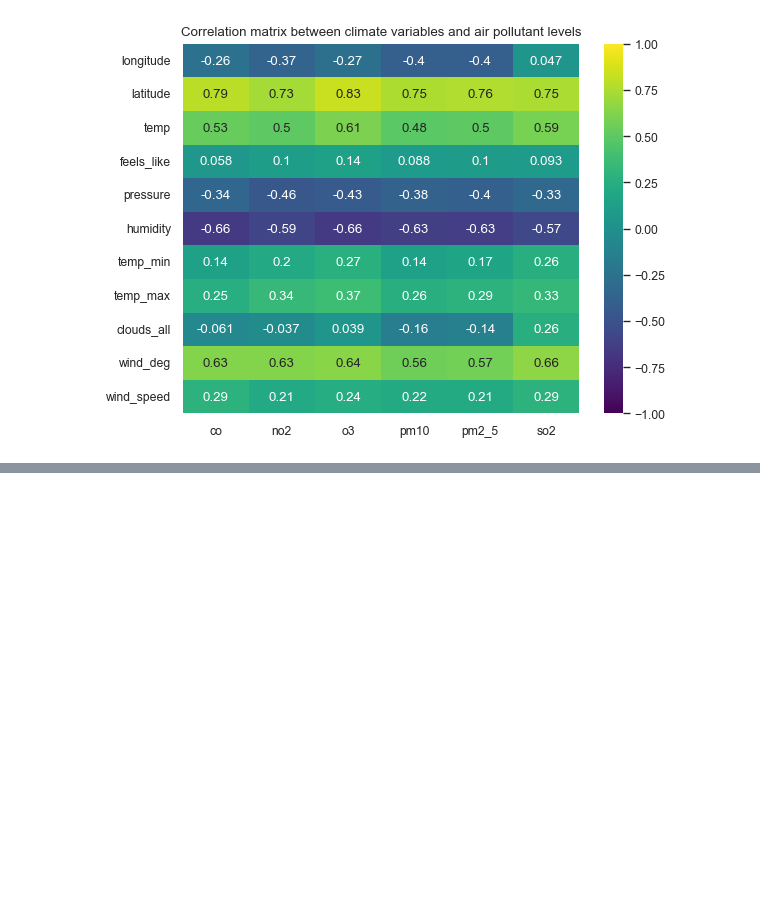
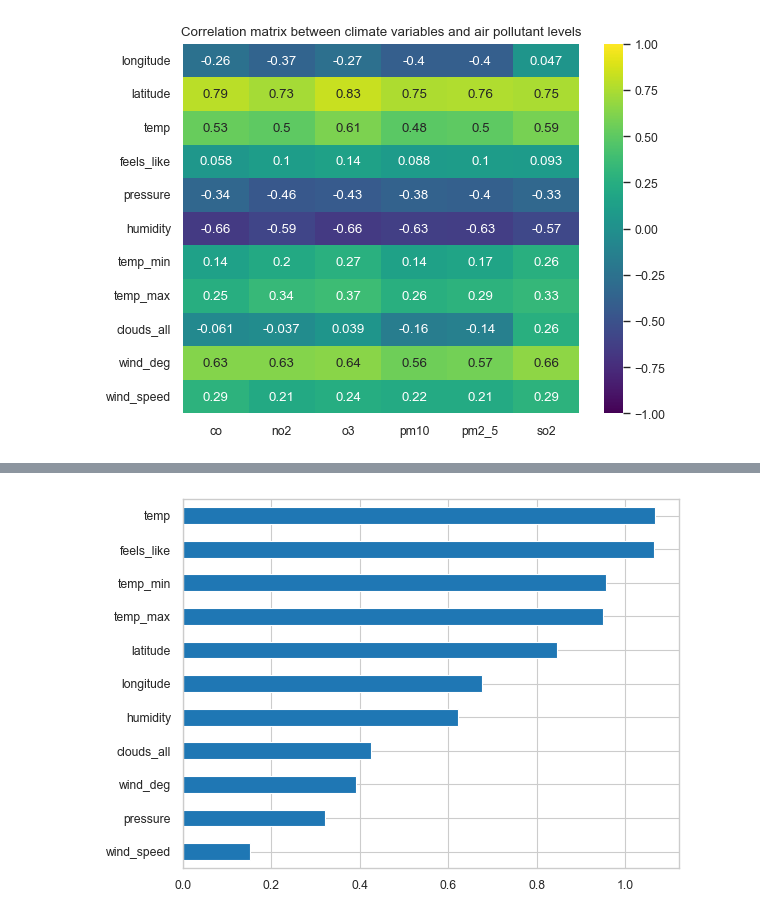
Before and after one commit to baon6052/gp_air_pollution, a Jupyter notebook: analysis/feature_selection.ipynb, the cells around one changed output, grey strips where cells are left out. Drawn from its saved outputs; the diff is of its cells as text; code cells hidden in the pictures; blank space fills up the shorter version.

```diff
--- a/analysis/feature_selection.ipynb
+++ b/analysis/feature_selection.ipynb
@@ -56,0 +59,11 @@ fig.savefig('../mutual_info.pdf')
+# %%
+mi = mutual_info_regression(df_combined[df_climate.columns], df_pollutants['pm2_5'])
+mutual_info = pd.Series(mi)
+mutual_info.index = df_climate.columns
+
+mutual_info.sort_values().plot.barh()
+
+plt.savefig("../figs/pm2_5_mi.pdf", bbox_inches='tight')
+plt.savefig("../figs/pm2_5_mi.png", bbox_inches='tight')
+# %% [output]
+[figure, added]
```
Also changed, not shown: parts of 2 cells of this notebook, 20 other files.
